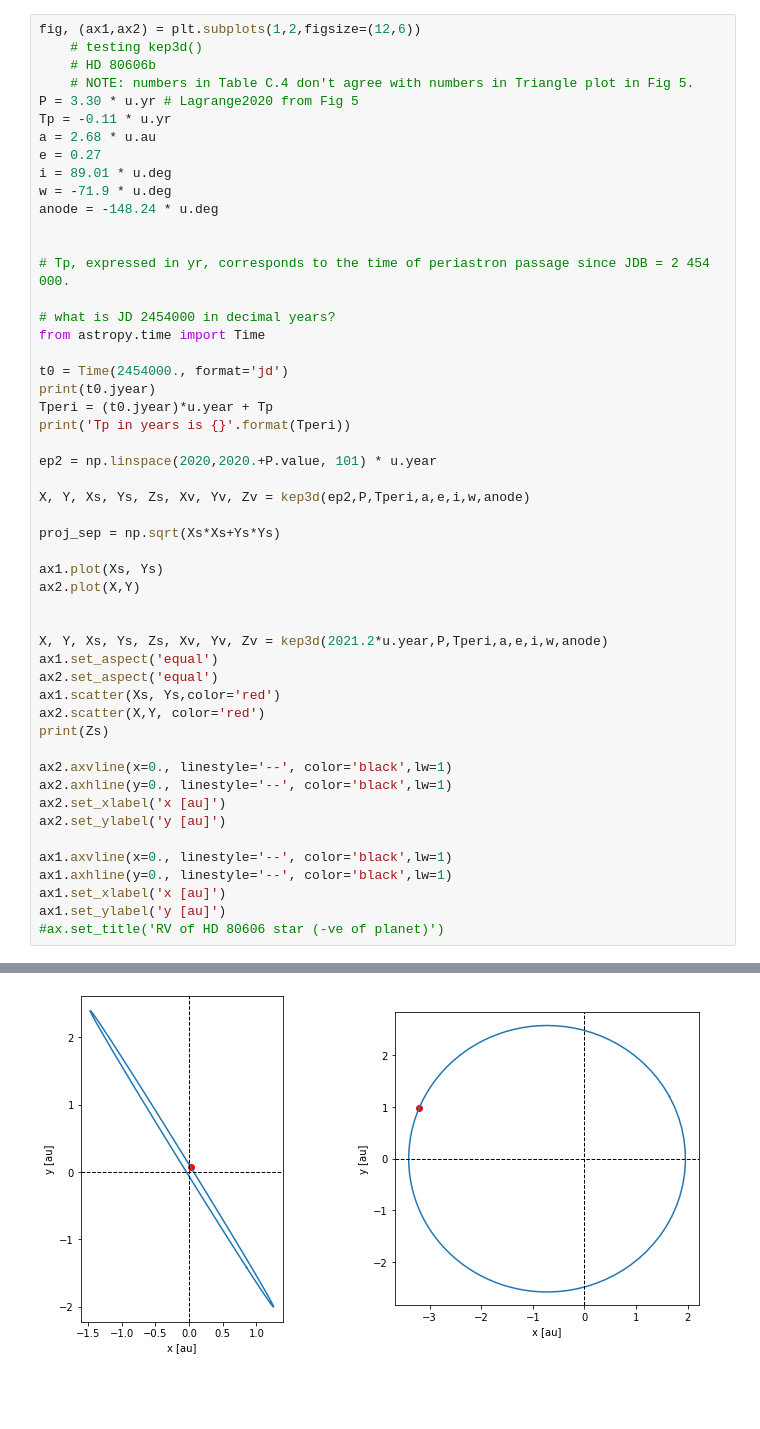
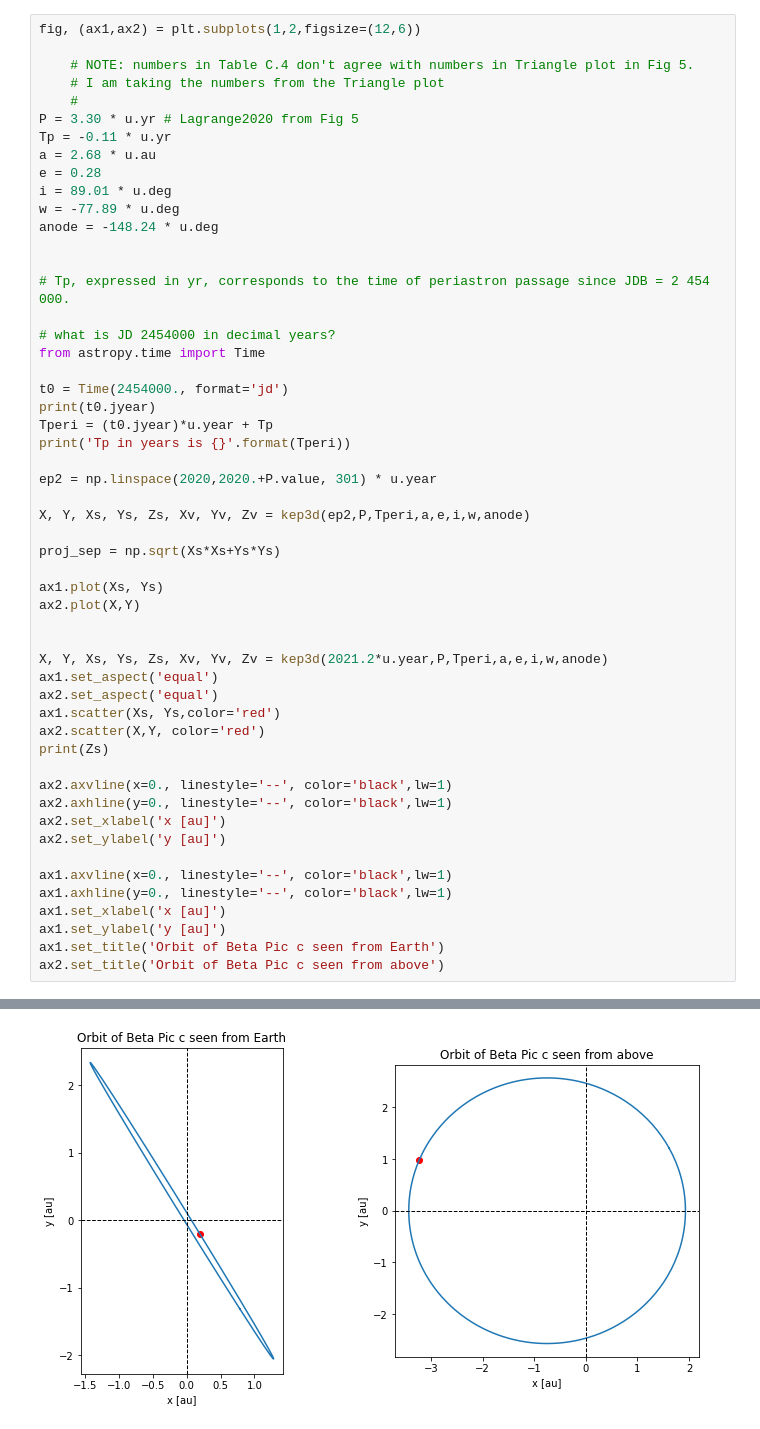
Before and after one commit to mkenworthy/beta_pic_c, a Jupyter notebook: beta_pic_c_orbit_hill_sphere.ipynb, the cells around one changed output, grey strips where cells are left out. Cells and saved outputs as stored; diff of their text form; blank space fills up the shorter version.

Commit message:
AML 2020 orbit

```diff
--- a/beta_pic_c_orbit_hill_sphere.ipynb
+++ b/beta_pic_c_orbit_hill_sphere.ipynb
@@ -5,14 +19,15 @@ from kepler3 import *
 # %%
 fig, (ax1,ax2) = plt.subplots(1,2,figsize=(12,6))
-    # testing kep3d()
-    # HD 80606b
+
     # NOTE: numbers in Table C.4 don't agree with numbers in Triangle plot in Fig 5.
+    # I am taking the numbers from the Triangle plot
+    #
 P = 3.30 * u.yr # Lagrange2020 from Fig 5
 Tp = -0.11 * u.yr
 a = 2.68 * u.au
-e = 0.27
+e = 0.28
 i = 89.01 * u.deg
-w = -71.9 * u.deg
+w = -77.89 * u.deg
 anode = -148.24 * u.deg
 
 
@@ -26,7 +41,7 @@ print(t0.jyear)
 Tperi = (t0.jyear)*u.year + Tp
 print('Tp in years is {}'.format(Tperi))
 
-ep2 = np.linspace(2020,2020.+P.value, 101) * u.year
+ep2 = np.linspace(2020,2020.+P.value, 301) * u.year
 
 X, Y, Xs, Ys, Zs, Xv, Yv, Zv = kep3d(ep2,P,Tperi,a,e,i,w,anode)
 
@@ -52,7 +67,8 @@ ax1.axvline(x=0., linestyle='--', color='black',lw=1)
 ax1.axhline(y=0., linestyle='--', color='black',lw=1)
 ax1.set_xlabel('x [au]')
 ax1.set_ylabel('y [au]')
-#ax.set_title('RV of HD 80606 star (-ve of planet)')
+ax1.set_title('Orbit of Beta Pic c seen from Earth')
+ax2.set_title('Orbit of Beta Pic c seen from above')
 # %% [output]
 2006.7214236824093
 Tp in years is 2006.6114236824094 yr
@@ -69 +77 @@ Text(0, 0.5, 'y [au]')
-[figure, old version]
+[figure, new version]
```
Also changed, not shown: parts of 7 cells of this notebook, 2 other files.
